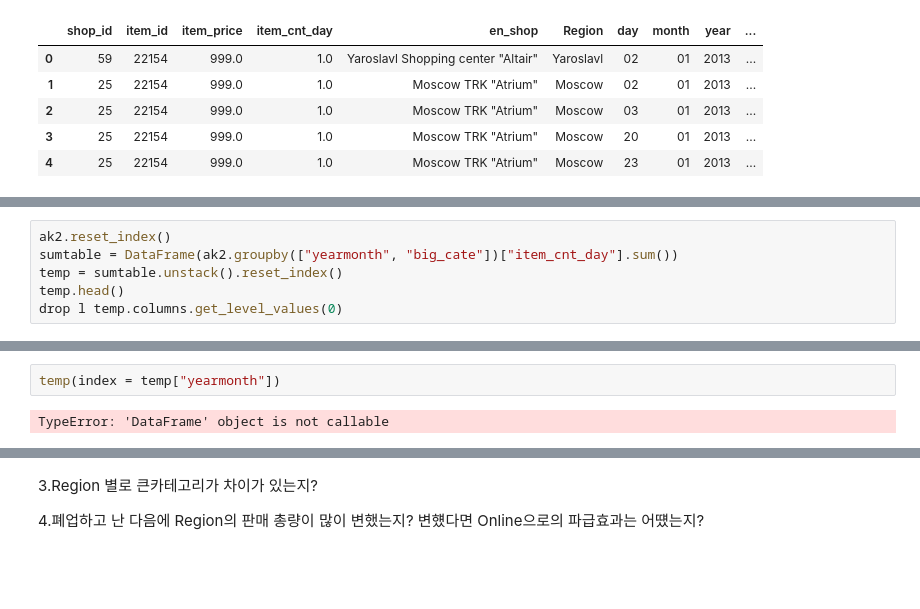
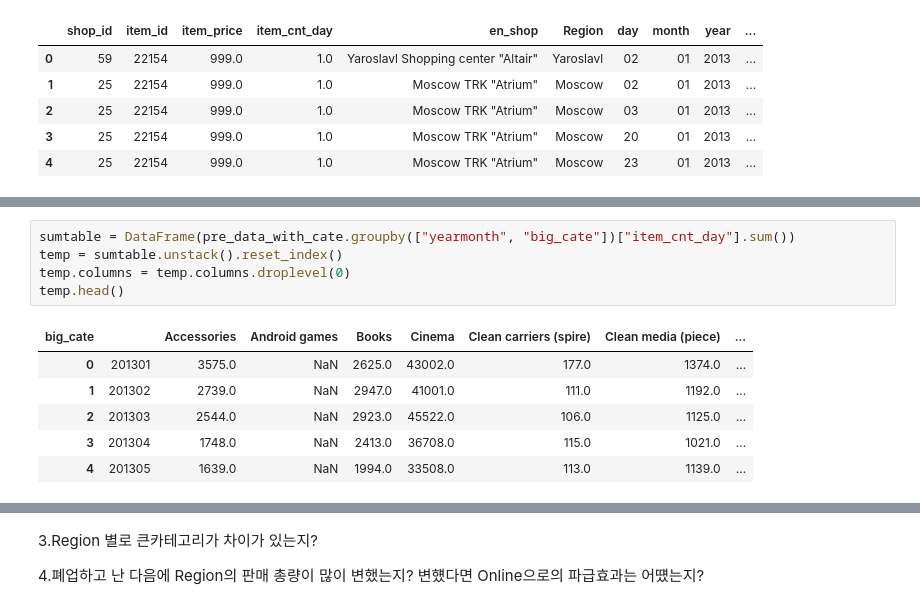
Before and after one commit to choiseokkyu/kaggle_future_sales, a Jupyter notebook: preprocessing/future_sales.ipynb, the cells around one changed output, grey strips where cells are left out. Drawn from its saved outputs; the diff is of its cells as text; blank space fills up the shorter version.

```diff
--- a/preprocessing/future_sales.ipynb
+++ b/preprocessing/future_sales.ipynb
@@ -477,7 +466,12 @@ ak2.unstack().fillna(0)
 # %%
-ak2.reset_index()
-sumtable = DataFrame(ak2.groupby(["yearmonth", "big_cate"])["item_cnt_day"].sum())
+sumtable = DataFrame(pre_data_with_cate.groupby(["yearmonth", "big_cate"])["item_cnt_day"].sum())
 temp = sumtable.unstack().reset_index()
+temp.columns = temp.columns.droplevel(0)
 temp.head()
-drop l temp.columns.get_level_values(0)
 # %% [output]
+| big_cate |  | Accessories | Android games | Books | Cinema | Clean carriers (spire) | Clean media (piece) | ... |
+| 0 | 201301 | 3575.0 | NaN | 2625.0 | 43002.0 | 177.0 | 1374.0 | ... |
+| 1 | 201302 | 2739.0 | NaN | 2947.0 | 41001.0 | 111.0 | 1192.0 | ... |
+| 2 | 201303 | 2544.0 | NaN | 2923.0 | 45522.0 | 106.0 | 1125.0 | ... |
+| 3 | 201304 | 1748.0 | NaN | 2413.0 | 36708.0 | 115.0 | 1021.0 | ... |
+| 4 | 201305 | 1639.0 | NaN | 1994.0 | 33508.0 | 113.0 | 1139.0 | ... |
@@ -485,4 +478,0 @@ SyntaxError: can't delete function call (<ipython-input-539-e6a4fdb977eb>, line
-# %%
-temp(index = temp["yearmonth"])
-# %% [output]
-TypeError: 'DataFrame' object is not callable
```
Also changed, not shown: parts of 5 cells of this notebook, 2 other files.
